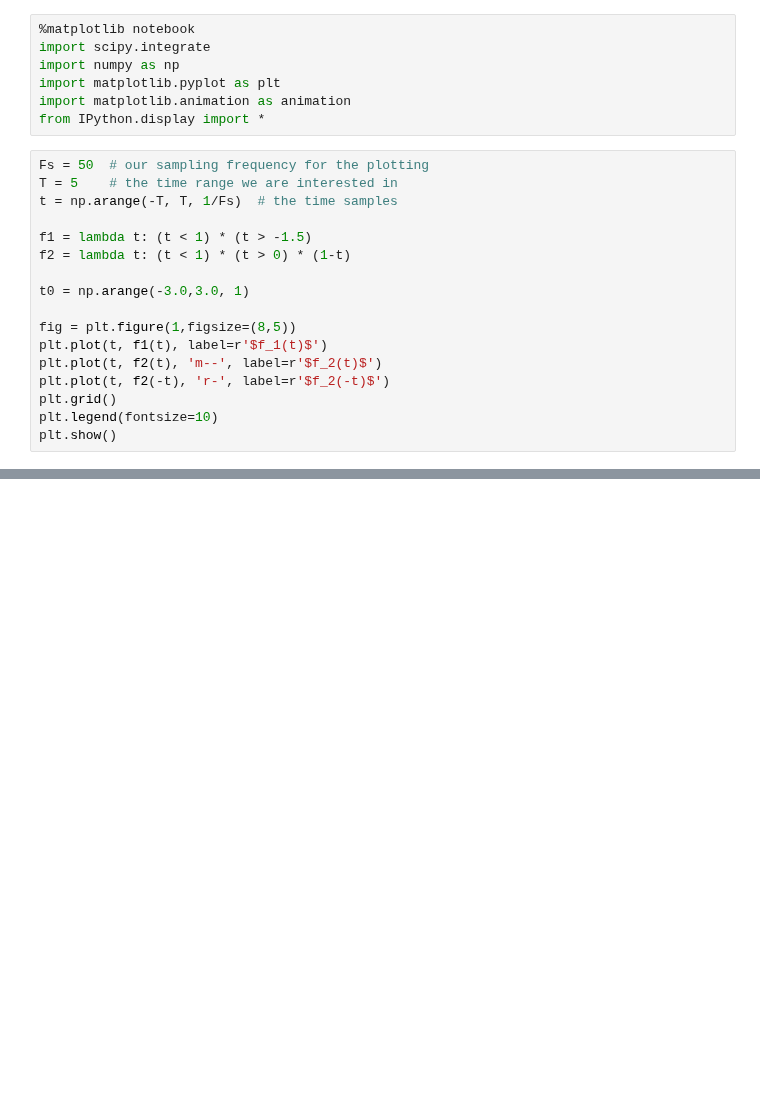
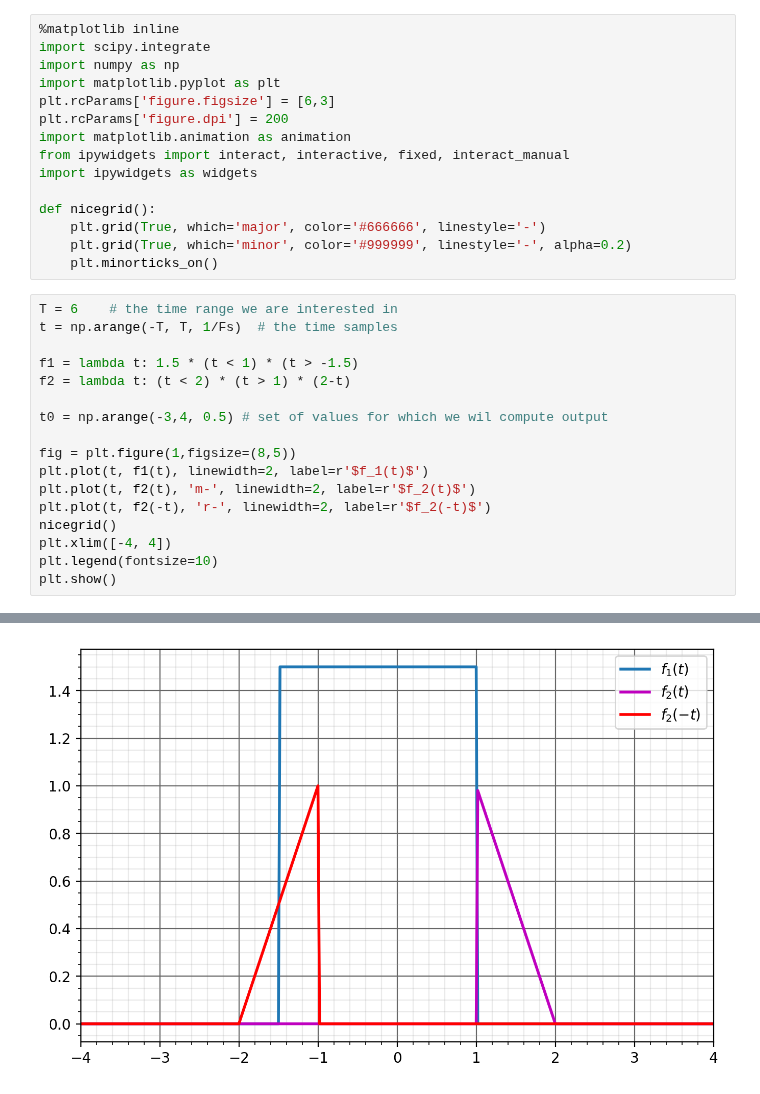
Before and after one commit to JonHowMIT/Signals_and_Systems, a Jupyter notebook: 16_002_Topic5_example1a.ipynb, the cells around one changed output, grey strips where cells are left out. Drawn from its saved outputs; the diff is of its cells as text; blank space fills up the shorter version.

```diff
--- a/16_002_Topic5_example1a.ipynb
+++ b/16_002_Topic5_example1a.ipynb
@@ -1,25 +6,33 @@
 # %%
-%matplotlib notebook
+%matplotlib inline
 import scipy.integrate
 import numpy as np
 import matplotlib.pyplot as plt
+plt.rcParams['figure.figsize'] = [6,3]
+plt.rcParams['figure.dpi'] = 200
 import matplotlib.animation as animation
-from IPython.display import *
+from ipywidgets import interact, interactive, fixed, interact_manual
+import ipywidgets as widgets
+
+def nicegrid():
+    plt.grid(True, which='major', color='#666666', linestyle='-')
+    plt.grid(True, which='minor', color='#999999', linestyle='-', alpha=0.2)
+    plt.minorticks_on()
 # %%
-Fs = 50  # our sampling frequency for the plotting
-T = 5    # the time range we are interested in
+T = 6    # the time range we are interested in
 t = np.arange(-T, T, 1/Fs)  # the time samples
 
-f1 = lambda t: (t < 1) * (t > -1.5)
-f2 = lambda t: (t < 1) * (t > 0) * (1-t)
+f1 = lambda t: 1.5 * (t < 1) * (t > -1.5)
+f2 = lambda t: (t < 2) * (t > 1) * (2-t)
 
-t0 = np.arange(-3.0,3.0, 1)
+t0 = np.arange(-3,4, 0.5) # set of values for which we wil compute output
 
 fig = plt.figure(1,figsize=(8,5))
-plt.plot(t, f1(t), label=r'$f_1(t)$')
-plt.plot(t, f2(t), 'm--', label=r'$f_2(t)$')
-plt.plot(t, f2(-t), 'r-', label=r'$f_2(-t)$')
-plt.grid()
+plt.plot(t, f1(t), linewidth=2, label=r'$f_1(t)$')
+plt.plot(t, f2(t), 'm-', linewidth=2, label=r'$f_2(t)$')
+plt.plot(t, f2(-t), 'r-', linewidth=2, label=r'$f_2(-t)$')
+nicegrid()
+plt.xlim([-4, 4])
 plt.legend(fontsize=10)
 plt.show()
 # %% [output]
@@ -28 +39,2 @@ plt.show()
+[figure, added]
 # %%
```
Also changed, not shown: parts of 10 cells of this notebook, 3 other files.
